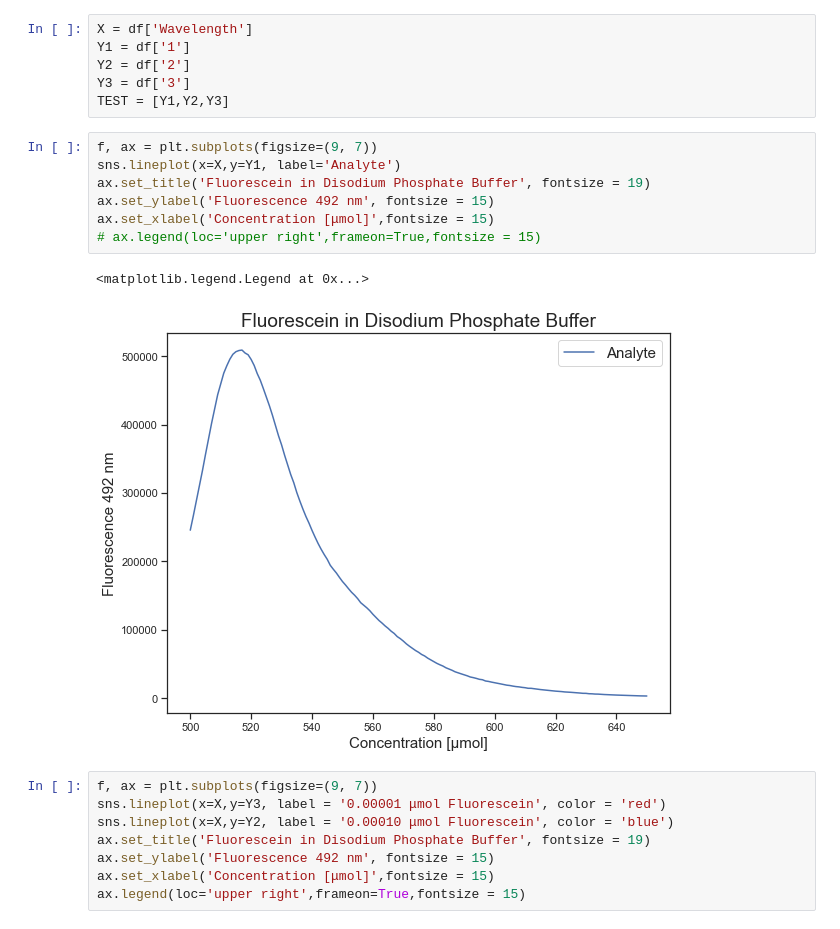
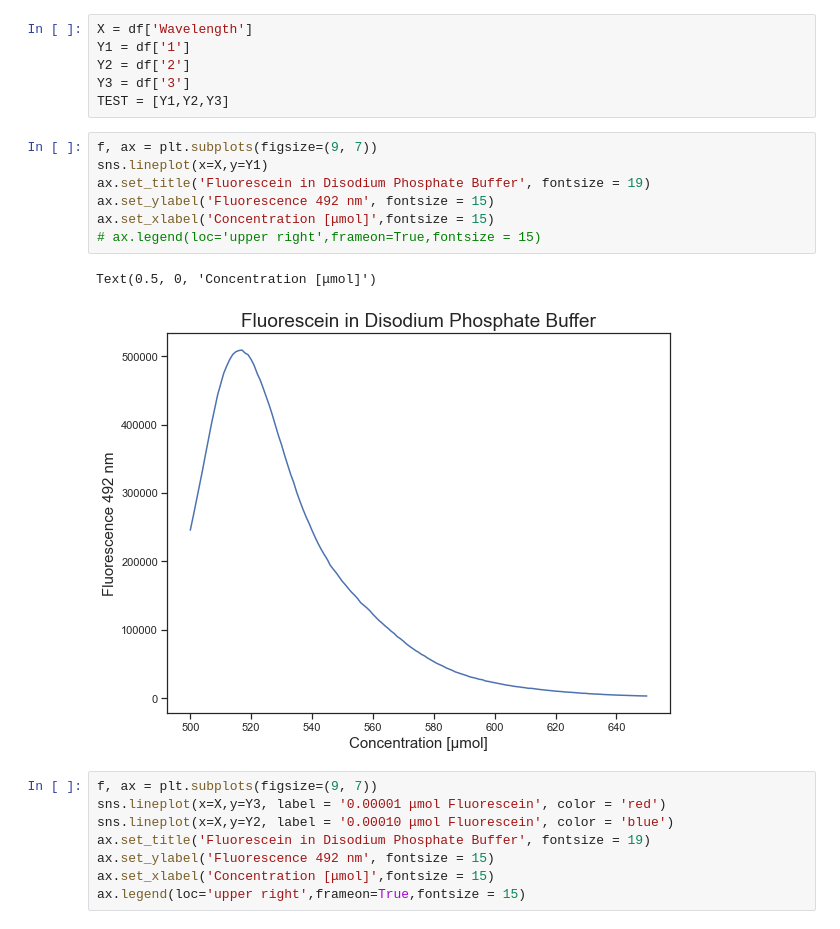
Before and after one commit to ChrisMontez/Spectrofluorometry, a Jupyter notebook: Data Analysis.ipynb, the cells around one changed output. Cells and saved outputs as stored; diff of their text form.

```diff
--- a/Data Analysis.ipynb
+++ b/Data Analysis.ipynb
@@ -42,14 +42,14 @@ Y3 = df['3']
 TEST = [Y1,Y2,Y3]
 # %%
 f, ax = plt.subplots(figsize=(9, 7))
-sns.lineplot(x=X,y=Y1, label='Analyte')
+sns.lineplot(x=X,y=Y1)
 ax.set_title('Fluorescein in Disodium Phosphate Buffer', fontsize = 19)
 ax.set_ylabel('Fluorescence 492 nm', fontsize = 15)
 ax.set_xlabel('Concentration [μmol]',fontsize = 15)
 # ax.legend(loc='upper right',frameon=True,fontsize = 15)
 # %% [output]
-<matplotlib.legend.Legend at 0x...>
+Text(0.5, 0, 'Concentration [μmol]')
-[figure, old version]
+[figure, new version]
 # %%
 f, ax = plt.subplots(figsize=(9, 7))
 sns.lineplot(x=X,y=Y3, label = '0.00001 μmol Fluorescein', color = 'red')
```
